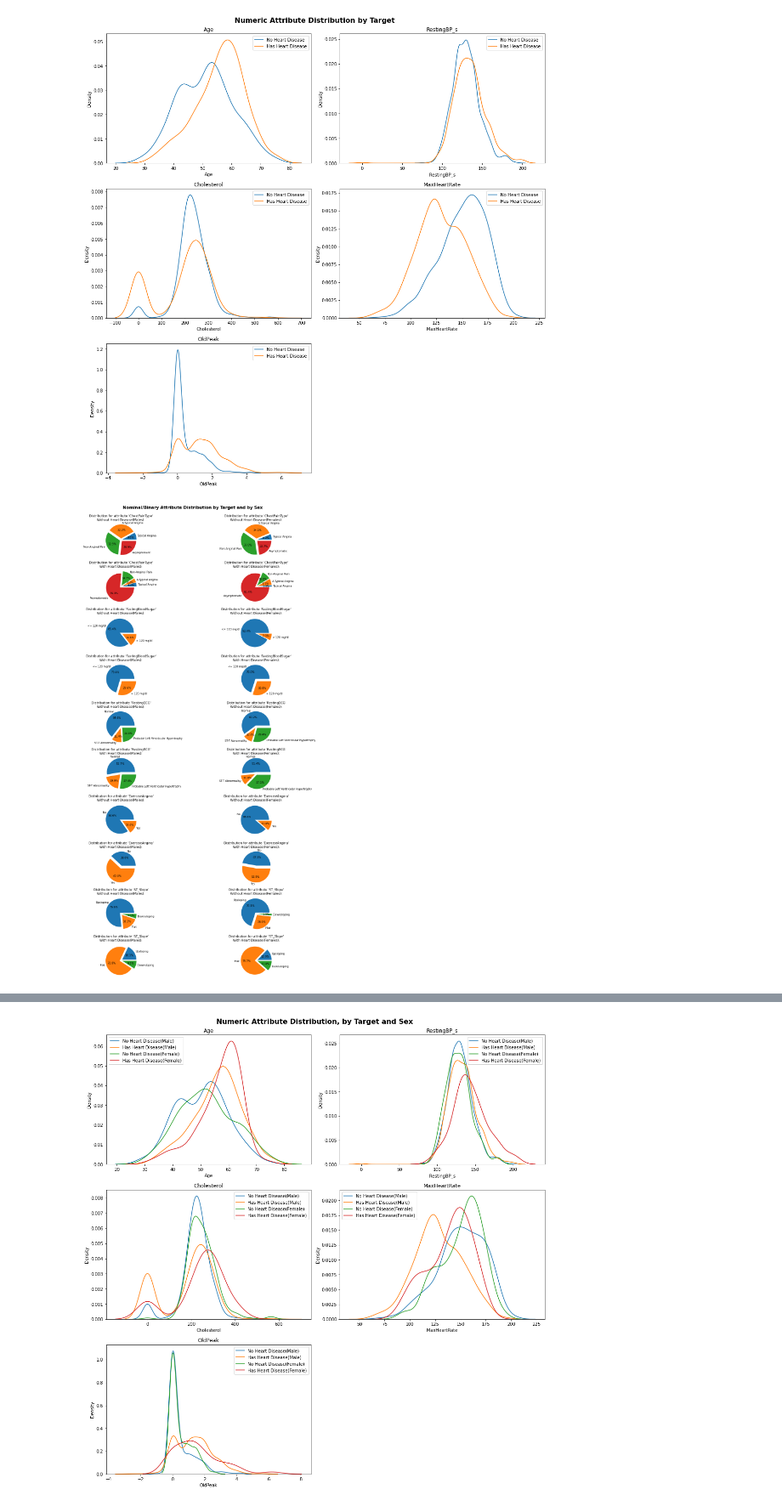
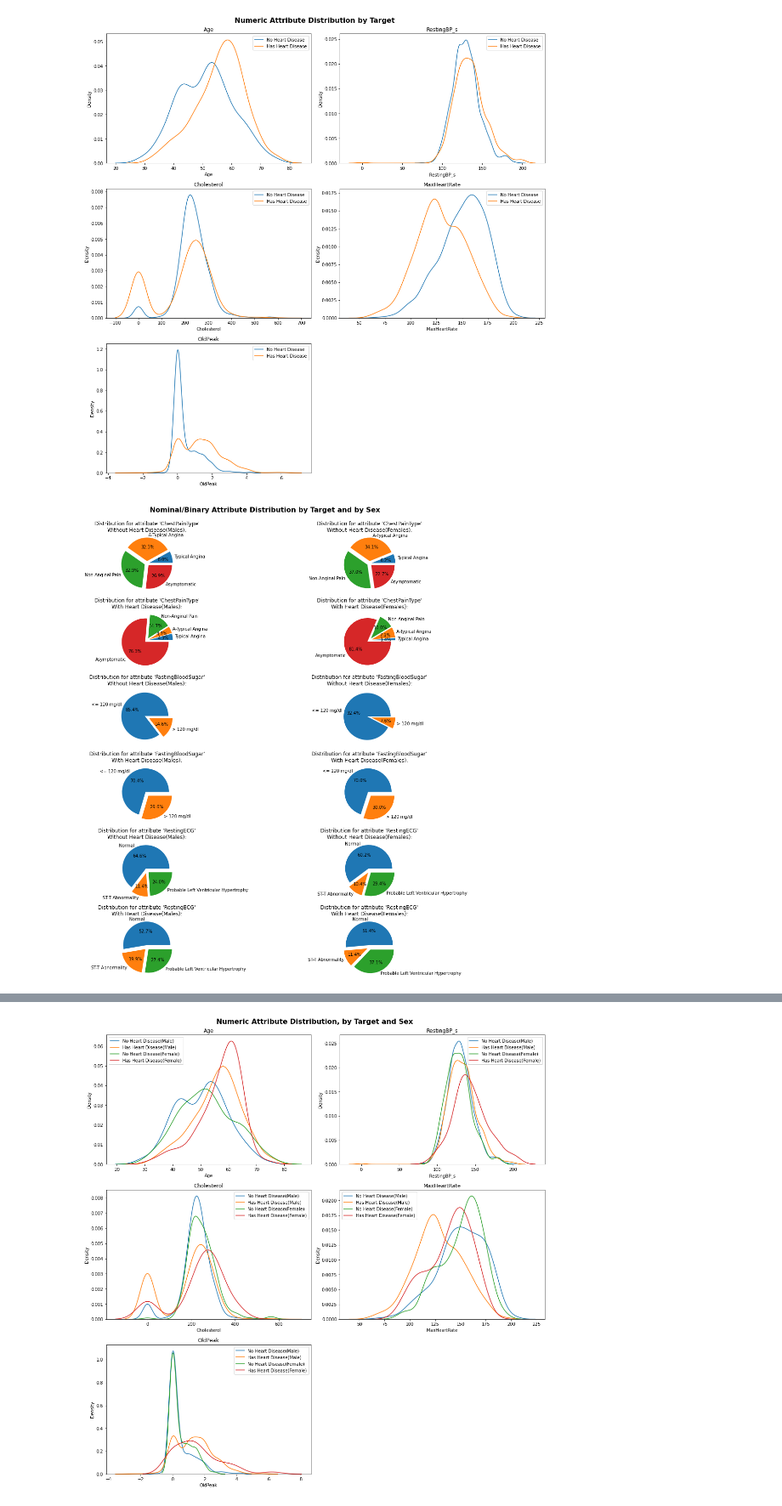
Before and after one commit to robert-pineau/CIND-820-Capstone, a Jupyter notebook: cind820_rpineau_module2.ipynb, the cells around one changed output, grey strips where cells are left out. Shown at 85% size. Saved outputs shown, nothing was run; the diff lists cells and outputs as text; code cells hidden in the pictures.

```diff
--- a/cind820_rpineau_module2.ipynb
+++ b/cind820_rpineau_module2.ipynb
@@ -125,21 +126,3 @@ df.describe()
 | 50% | 54.000000 | 1.000000 | 4.000000 | 130.000000 | 229.000000 | 0.000000 | 0.000000 | ... |
 | 75% | 60.000000 | 1.000000 | 4.000000 | 140.000000 | 269.750000 | 0.000000 | 2.000000 | ... |
 | max | 77.000000 | 1.000000 | 4.000000 | 200.000000 | 603.000000 | 1.000000 | 2.000000 | ... |
-# %%
-#Check for outliers on numeric attributes
-#Using for outlier detection mean +/- 3*ST-DEV approach.
-#
-for col in ('Age', 'RestingBP_s', 'Cholesterol', 'MaxHeartRate', 'OldPeak'):
-  mean = df[col].mean()
-  stdev3 = 3*df[col].std()
-  these_outliers = df[(df[col] < mean - stdev3) | (df[col] > mean + stdev3)]
-  if (these_outliers.shape[0] > 1):
-    print(f"For attribute '{col}': There are {these_outliers.shape[0]} outliers:\n")
-    print(these_outliers)
-    print("\n\n")
-  elif (these_outliers.shape[0] == 1):
-    print(f"For attribute '{col}': There is {these_outliers.shape[0]} outlier:\n")
-    print(these_outliers)
-    print("\n\n")
-  else:
-    print(f"For attribute '{col}': There are no outliers.\n")
@@ -332,11 +302,14 @@ plt.savefig("numeric_dist_by_target.pdf",dpi=1200, bbox_inches='tight')
 [figure]
 # %%
 #Visualizing the distribution of the categorical attributes, by target and by sex
+#For report purposes, breaking this up into two separate pages.
+#This one for attributes 'ChestPainType', 'FastingBloodSugar', 'RestingECG'
+#
 ax=1
 plt.figure(figsize=(15,30))
 plt.axis('equal')
 
-for col in ('ChestPainType', 'FastingBloodSugar', 'RestingECG', 'ExerciseAngina','ST_Slope'):
+for col in ('ChestPainType', 'FastingBloodSugar', 'RestingECG'):
   plt.subplot(12,2,ax)
   these_labels = labels[col]
   plt.title(f"Distribution for attribute '{col}'\nWithout Heart Disease(Males):")
@@ -345,32 +318,32 @@ for col in ('ChestPainType', 'FastingBloodSugar', 'RestingECG', 'ExerciseAngina'
         explode=tuple([0.1] * len(these_labels)))
   ax+=1
 
   plt.subplot(12,2,ax)
   these_labels = labels[col]
   plt.title(f"Distribution for attribute '{col}'\nWithout Heart Disease(Females):")
   plt.pie(no_heart_disease_female[col].value_counts().sort_index(),
         autopct = '%1.1f%%', labels=these_labels,
         explode=tuple([0.1] * len(these_labels)))
   ax+=1
 
   plt.subplot(12,2,ax)
   these_labels = labels[col]
   plt.title(f"Distribution for attribute '{col}'\nWith Heart Disease(Males):")
   plt.pie(with_heart_disease_male[col].value_counts().sort_index(),
         autopct = '%1.1f%%', labels=these_labels,
         explode=tuple([0.1] * len(these_labels)))
   ax+=1
 
   plt.subplot(12,2,ax)
   these_labels = labels[col]
   plt.title(f"Distribution for attribute '{col}'\nWith Heart Disease(Females):")
   plt.pie(with_heart_disease_female[col].value_counts().sort_index(),
         autopct = '%1.1f%%', labels=these_labels,
         explode=tuple([0.1] * len(these_labels)))
   ax+=1
 
 plt.suptitle('Nominal/Binary Attribute Distribution by Target and by Sex',y=1.01, size = 16, color = 'black', weight='bold')
 plt.tight_layout()
-plt.savefig("nominal_dist_by_target_by_sex.pdf",dpi=1200, bbox_inches='tight')
+plt.savefig("nominal_dist_by_target_by_sex1.pdf",dpi=1200, bbox_inches='tight')
 # %% [output]
-[figure, old version]
+[figure, new version]
```
Also changed, not shown: parts of 5 cells of this notebook.
